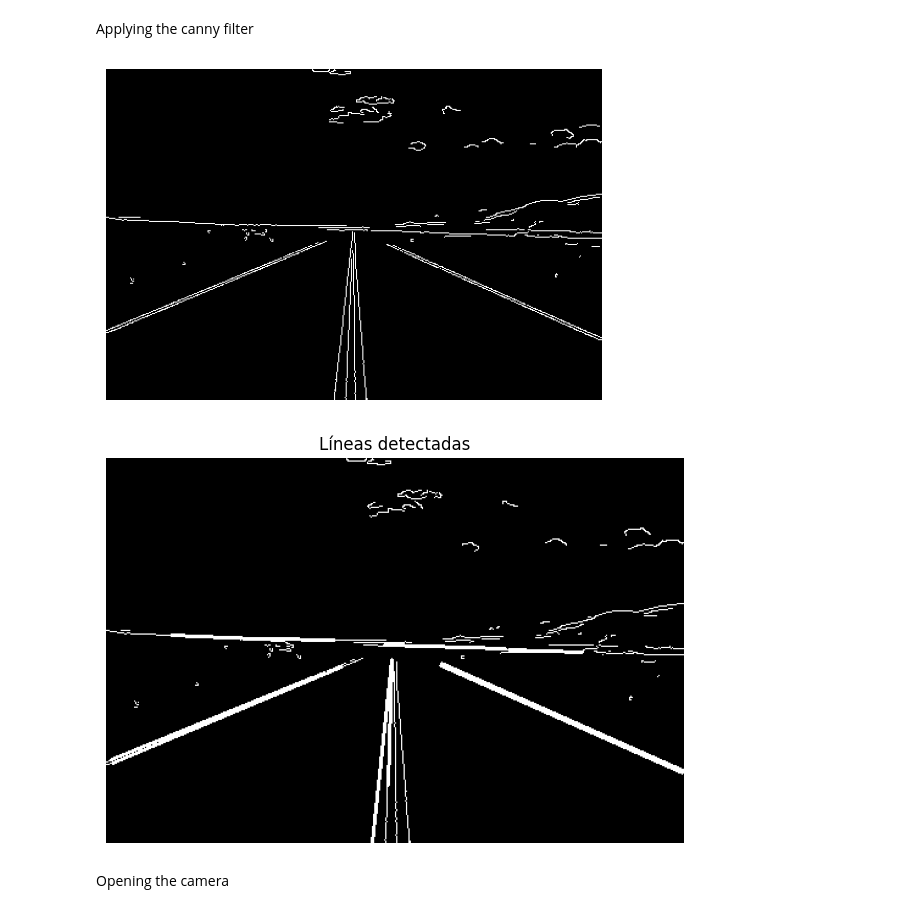
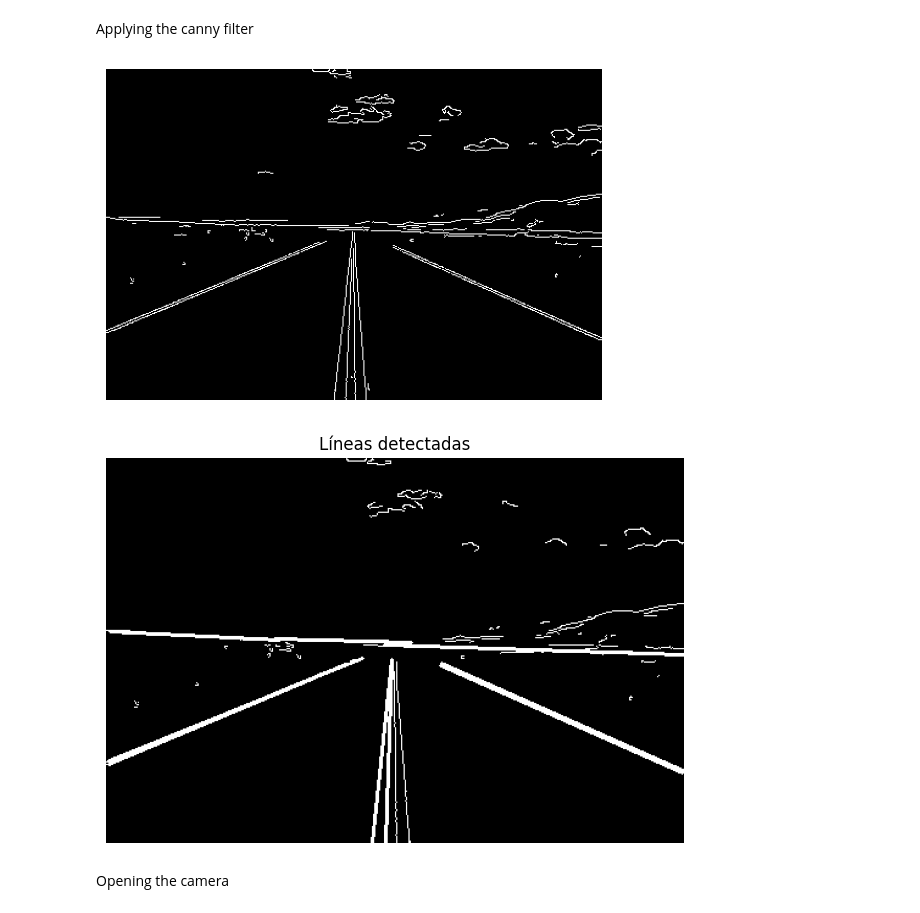
Before and after one commit to CarlosGarcia-YK/Workshop_ArtificialVision, a Jupyter notebook: Codigo_Dia1.ipynb, the cells around one changed output. Saved outputs shown, nothing was run; the diff lists cells and outputs as text; code cells hidden in the pictures.

```diff
--- a/Codigo_Dia1.ipynb
+++ b/Codigo_Dia1.ipynb
@@ -21,43 +23,45 @@ plt.show()
 # %% [markdown]
 Applying the canny filter
 # %%
-image_path = r'day1_images\1.jpeg'  # Asegúrate de que exista
+image_path = r'day1_images\1.jpeg'
 image = cv2.imread(image_path)
 image_gray = cv2.cvtColor(image, cv2.IMREAD_GRAYSCALE)
 
-edges = cv2.Canny(image_rgb, 180, 300)  # Apply the canny filter  with threshold lower  50 to 150 on upper
+edges = cv2.Canny(image_gray, 180, 300)  # Apply the canny filter  with threshold lower  180 to 300 on upper
 
 plt.imshow(edges, cmap='gray')
 plt.axis('off')
 plt.show()
 # %% [output]
-[figure, old version]
+[figure, new version]
 # %%
 
-# Convertir a escala de grises
 gray = cv2.cvtColor(image, cv2.COLOR_RGB2GRAY)
+edges = cv2.Canny(gray, 180, 300) #It is binary
 
-# Detección de bordes
-edges = cv2.Canny(gray, 180, 300)
 
-# Detección de líneas
-lines = cv2.HoughLinesP(edges, 1, np.pi / 180, threshold=100, minLineLength=50, maxLineGap=10)
+#Detect the lines by using HoughLines
+lines = cv2.HoughLinesP(edges, 1, # 1 the resolution of 1 pxl,
+                        np.pi / 180,# angle resolution of pi/180,
+                          threshold=100, # minimum acumulator of 100,
+                          minLineLength=50,# min lenght to be accepted as a line
+                            maxLineGap=30)#maximum gap between line to treat them as a single line
 
-# Dibujar líneas sobre una copia de la imagen original
+#Draw the lines detected
 output = edges.copy()
 if lines is not None:
     for line in lines:
         x1, y1, x2, y2 = line[0]
-        cv2.line(output, (x1, y1), (x2, y2), (255, 0, 0), 2)
+        cv2.line(output, (x1, y1), (x2, y2), (255, 0, 0), 2) #Print the lines
 
-# Mostrar imagen resultante
+# Show the result
 plt.figure(figsize=(10, 5))
 plt.imshow(output,cmap='gray')
 plt.axis('off')
-plt.title('Líneas detectadas')
+plt.title('Detected lines')
 plt.show()
 # %% [output]
-[figure, old version]
+[figure, new version]
 # %% [markdown]
 Opening the camera
 # %%
```
Also changed, not shown: parts of 6 cells of this notebook.
